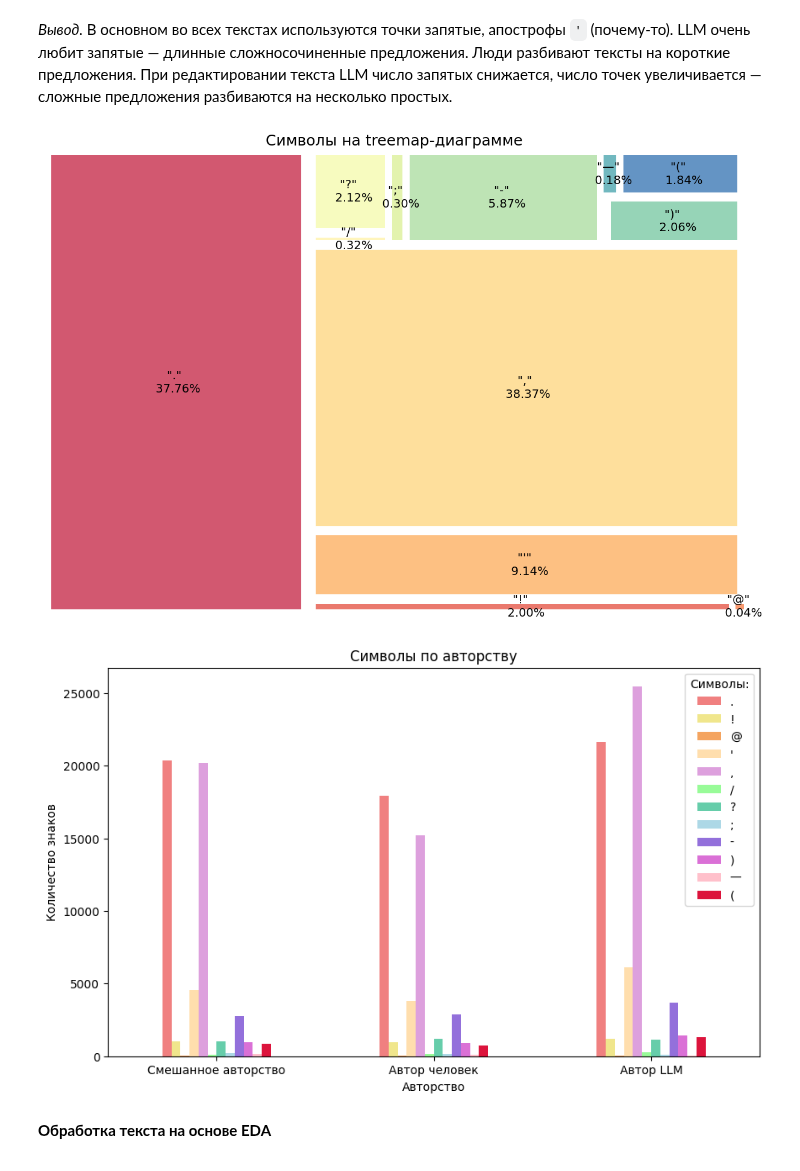
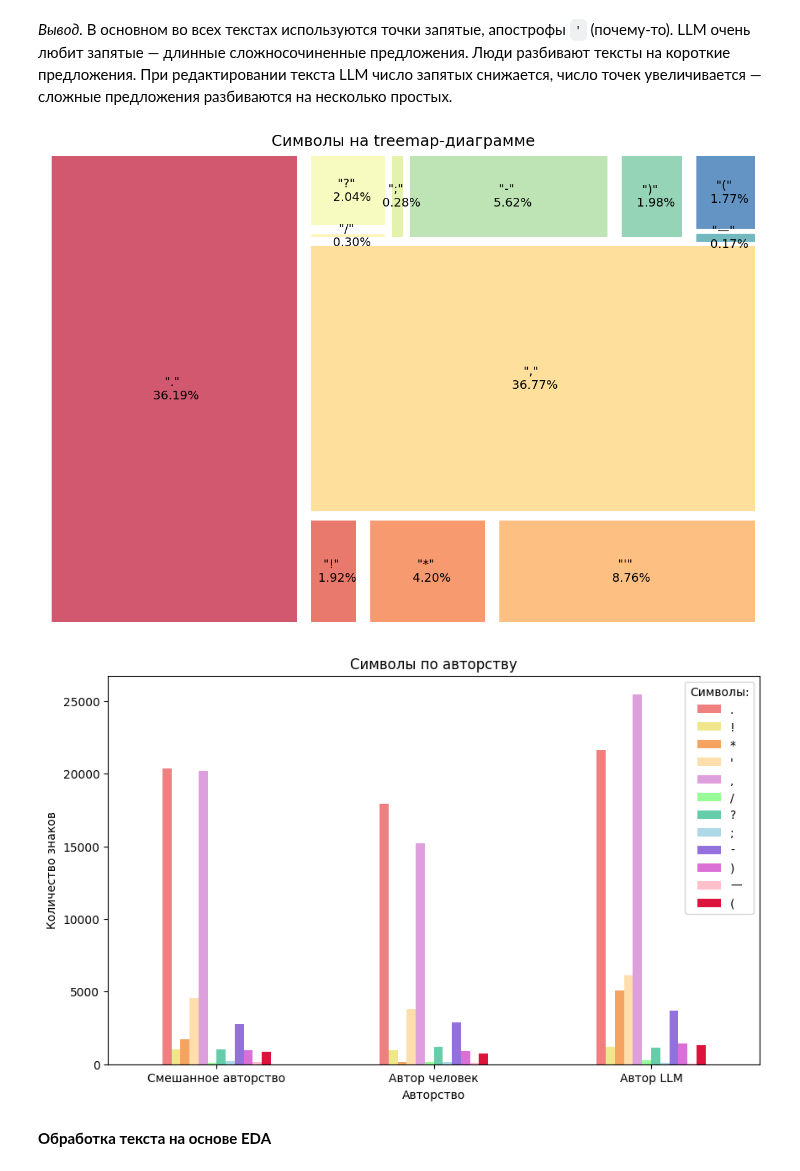
Before and after one commit to aefrt/llm-detection, a Jupyter notebook: eda.ipynb, the cells around one changed output. Drawn from its saved outputs; the diff is of its cells as text; code cells hidden in the pictures.

```diff
--- a/eda.ipynb
+++ b/eda.ipynb
@@ -220,7 +220,7 @@ c.most_common(15)
 
 df['._count'] = df.value.str.count('\.')
 df['!_count'] = df.value.str.count('\!')
-df['@_count'] = df.value.str.count(r'\@')
+df['*_count'] = df.value.str.count(r'\*')
 df["'_count"] = df.value.str.count('\'')
 df[',_count'] = df.value.str.count('\,')
 df['/_count'] = df.value.str.count('\/')
@@ -230,41 +230,41 @@ df['-_count'] = df.value.str.count(r'\-')
 df[')_count'] = df.value.str.count(r'\)')
 df['—_count'] = df.value.str.count(r'\—')
 df['(_count'] = df.value.str.count(r'\(')
 
 colors = ['lightcoral', 'khaki', 'sandybrown', 'navajowhite', 'plum', 'palegreen', 'mediumaquamarine', 'lightblue', 'mediumpurple', 'orchid', 'pink', 'crimson']
 
-labels = ['.', '!', '@', "'", ',', '/', '?', ';', '-', ')', '—', '(']
+labels = ['.', '!', '*', "'", ',', '/', '?', ';', '-', ')', '—', '(']
 
 summary_all = df.agg({
     '._count': 'sum',
     '!_count': 'sum',
-    '@_count': 'sum',
+    '*_count': 'sum',
     "'_count": 'sum',
     ",_count": 'sum',
     '/_count': 'sum',
     '?_count': 'sum',
     ';_count': 'sum',
     '-_count': 'sum',
     ')_count': 'sum',
     '—_count': 'sum',
     '(_count': 'sum',
 })
 
 perc = [f'{i/sum(summary_all.values.tolist())*100:5.2f}%' for i in summary_all.values.tolist()]
 lbl = [f'"{el[0]}" \n {el[1]}' for el in zip(labels, perc)]
 
 plt.figure(figsize=(15, 10))
 axis = squarify.plot(sizes=summary_all.values.tolist(), label=lbl, pad=1, alpha=0.8, color=sns.color_palette('Spectral',len(labels)), text_kwargs={'fontsize': 14})
 axis.set_title('Символы на treemap-диаграмме', fontsize=18)
 plt.axis('off')
 plt.show()
 # %% [output]
-[figure, old version]
+[figure, new version]
 # %%
 summary = df.groupby('variable').agg({
     '._count': 'sum',
     '!_count': 'sum',
-    '@_count': 'sum',
+    '*_count': 'sum',
     "'_count": 'sum',
     ",_count": 'sum',
     '/_count': 'sum',
@@ -285,7 +285,7 @@ plt.ylabel('Количество знаков')
 plt.xlabel('Авторство')
 plt.show()
 # %% [output]
-[figure, old version]
+[figure, new version]
 # %% [markdown]
 **Обработка текста на основе EDA**
 # %% [markdown]
```
Also changed, not shown: parts of 27 cells of this notebook, 3 other files.
